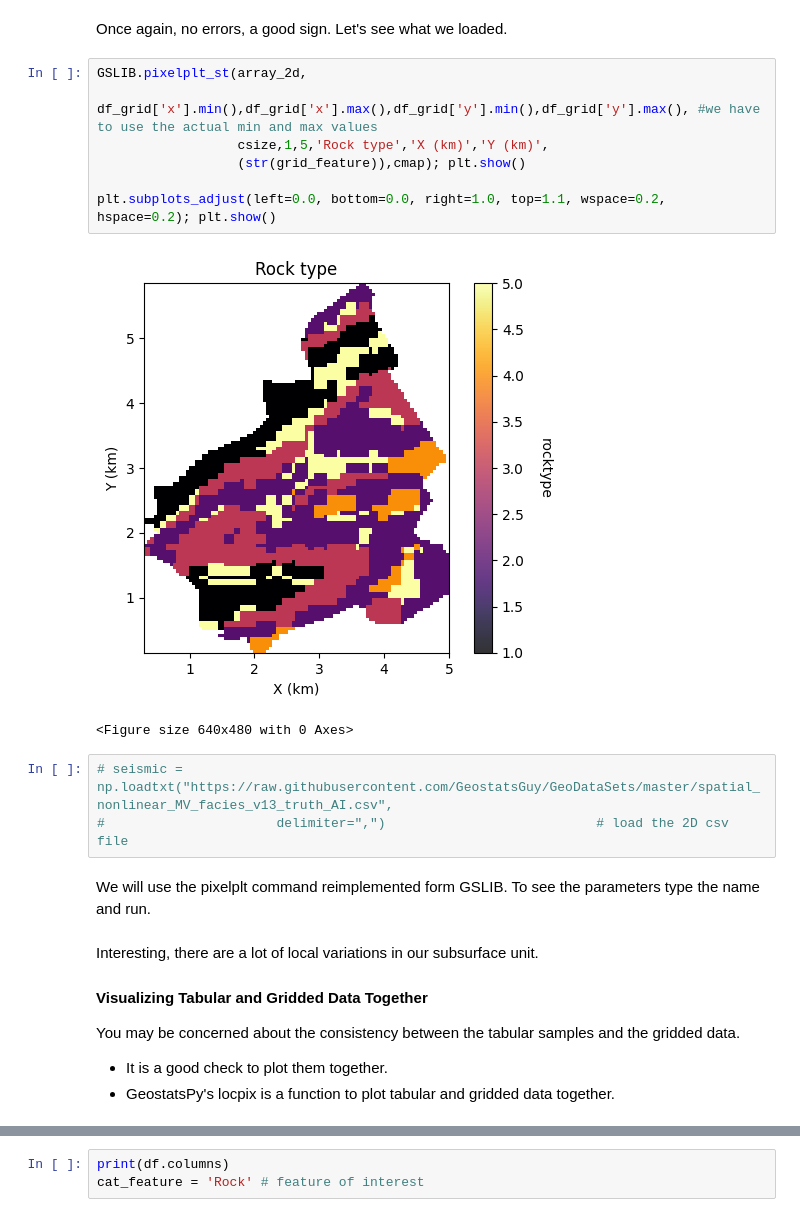
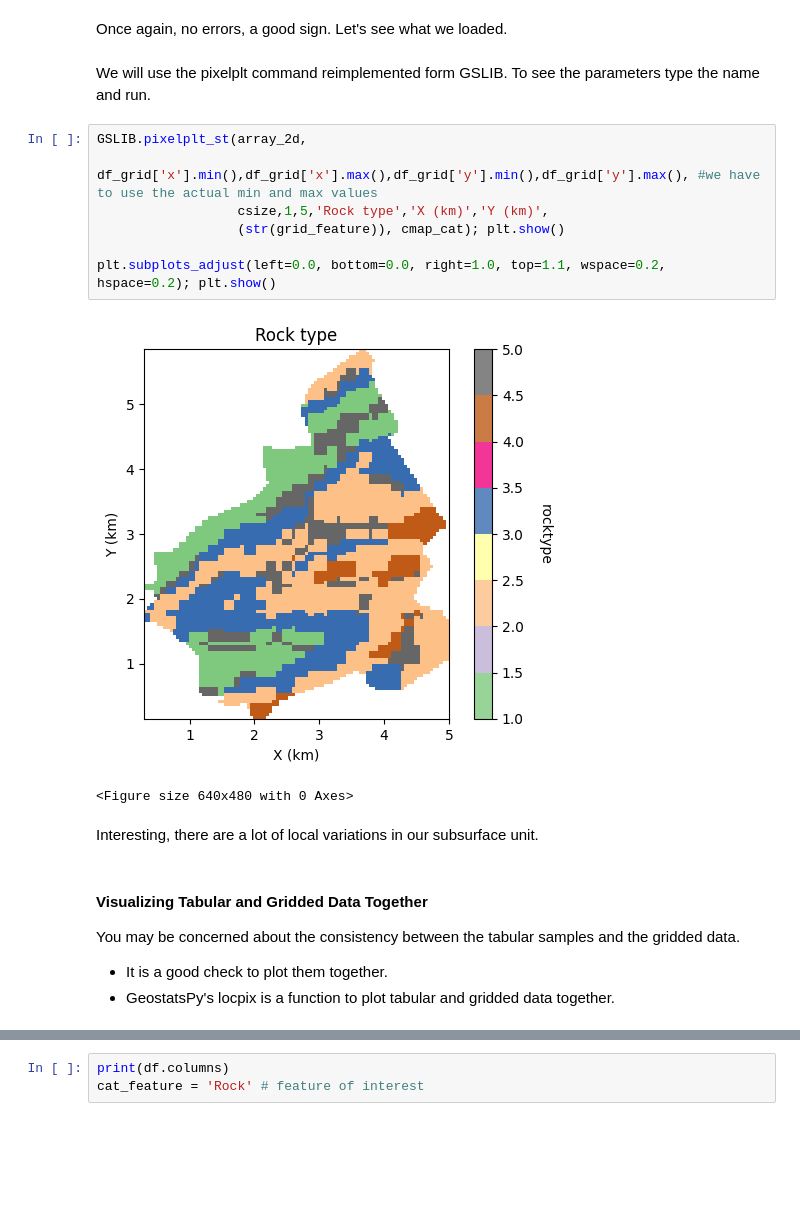
Before and after one commit to SENSE-UGent/E_I002454_Geostatistics, a Jupyter notebook: EDA_draft_jura.ipynb, the cells around one changed output, grey strips where cells are left out. Cells and saved outputs as stored; diff of their text form; blank space fills up the shorter version.

```diff
--- a/EDA_draft_jura.ipynb
+++ b/EDA_draft_jura.ipynb
@@ -1037,23 +848,20 @@ type(array_2d)                                                 # check the type
 # %% [markdown]
 Once again, no errors, a good sign. Let's see what we loaded.
-# %%
-GSLIB.pixelplt_st(array_2d,
-                  df_grid['x'].min(),df_grid['x'].max(),df_grid['y'].min(),df_grid['y'].max(), #we have to use the actual min and max values
-                  csize,1,5,'Rock type','X (km)','Y (km)',
-                  (str(grid_feature)),cmap); plt.show()
-
-plt.subplots_adjust(left=0.0, bottom=0.0, right=1.0, top=1.1, wspace=0.2, hspace=0.2); plt.show()
-# %% [output]
-[figure, removed]
-<Figure size 640x480 with 0 Axes>
-# %%
-# seismic = np.loadtxt("https://raw.githubusercontent.com/GeostatsGuy/GeoDataSets/master/spatial_nonlinear_MV_facies_v13_truth_AI.csv",
-#                      delimiter=",")                           # load the 2D csv file
 # %% [markdown]
 We will use the pixelplt command reimplemented form GSLIB. To see the parameters type the name and run.
+# %%
+GSLIB.pixelplt_st(array_2d,
+                  df_grid['x'].min(),df_grid['x'].max(),df_grid['y'].min(),df_grid['y'].max(), #we have to use the actual min and max values
+                  csize,1,5,'Rock type','X (km)','Y (km)',
+                  (str(grid_feature)), cmap_cat); plt.show()
+
+plt.subplots_adjust(left=0.0, bottom=0.0, right=1.0, top=1.1, wspace=0.2, hspace=0.2); plt.show()
+# %% [output]
+[figure, added]
+<Figure size 640x480 with 0 Axes>
+# %% [markdown]
+Interesting, there are a lot of local variations in our subsurface unit.
 # %% [markdown]
-Interesting, there are a lot of local variations in our subsurface unit.
-
 #### Visualizing Tabular and Gridded Data Together
 
 You may be concerned about the consistency between the tabular samples and the gridded data.
```
Also changed, not shown: parts of 114 cells of this notebook.
